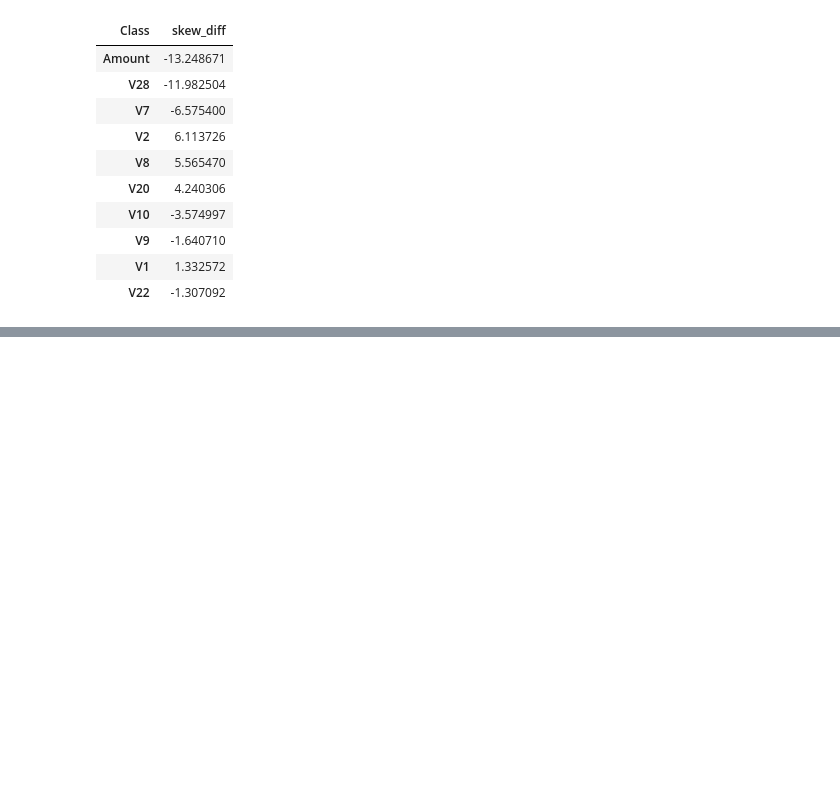
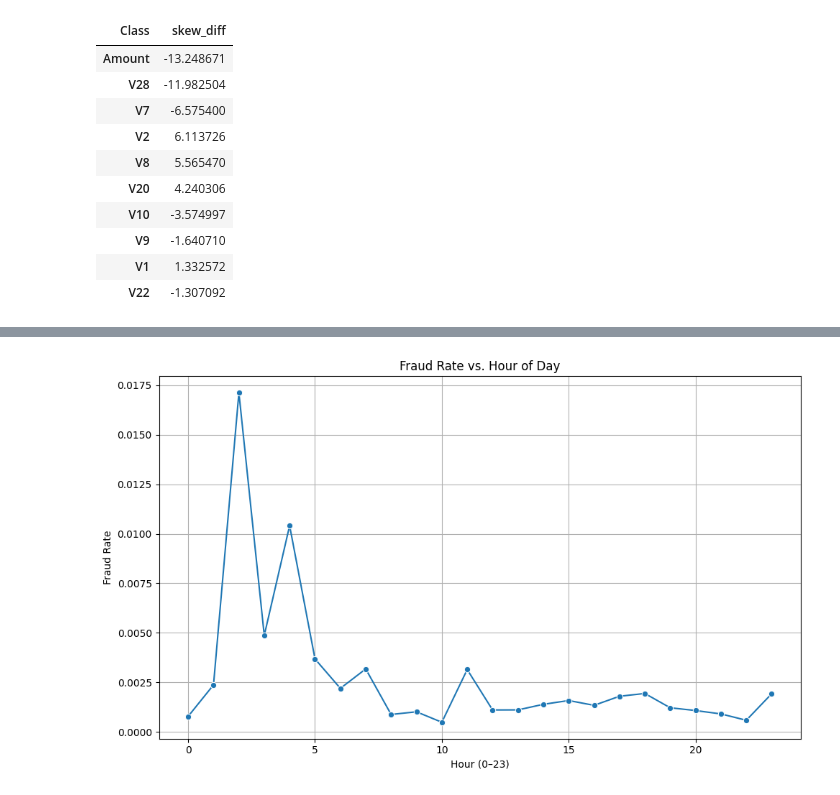
Before and after one commit to stevokwon/aws-fraud-detection, a Jupyter notebook: notebooks/01_eda.ipynb, the cells around one changed output, grey strips where cells are left out. Cells and saved outputs as stored; diff of their text form; code cells hidden in the pictures; blank space fills up the shorter version.

```diff
--- a/notebooks/01_eda.ipynb
+++ b/notebooks/01_eda.ipynb
@@ -340,0 +412,15 @@ skew_diff[['skew_diff']].sort_values(by='skew_diff', key=abs, ascending=False).h
+# %%
+import numpy as np
+from sklearn.preprocessing import StandardScaler
+
+# Log transform amount
+df_sub['log_amount'] = np.log1p(df['Amount'])
+
+# Scale Amount and Time
+scaler = StandardScaler()
+df_sub['scaled_amount'] = scaler.fit_transform(df_sub[['log_amount']])
+df_sub['scaled_time'] = scaler.fit_transform(df_sub[['Time']])
+df_sub.drop(['Amount', 'Time'], axis = 1, inplace = True)
+
+# Check the scaled version
+print(df_sub[['scaled_amount', 'scaled_time']].describe())
@@ -340,0 +545,15 @@ skew_diff[['skew_diff']].sort_values(by='skew_diff', key=abs, ascending=False).h
+# %%
+# Group by hour
+hour_group = df_sub.groupby('hour')['Class'].agg(['count', 'sum']).reset_index()
+hour_group['fraud_rate'] = hour_group['sum'] / hour_group['count']
+
+# Plot
+plt.figure(figsize=(10, 6))
+sns.lineplot(data=hour_group, x='hour', y='fraud_rate', marker='o')
+plt.title("Fraud Rate vs. Hour of Day")
+plt.xlabel("Hour (0–23)")
+plt.ylabel("Fraud Rate")
+plt.grid(True)
+save_plot('f_rate_vs_hour.png')
+# %% [output]
+[figure, added]
```
Also changed, not shown: parts of 18 cells of this notebook, 4 other files.
